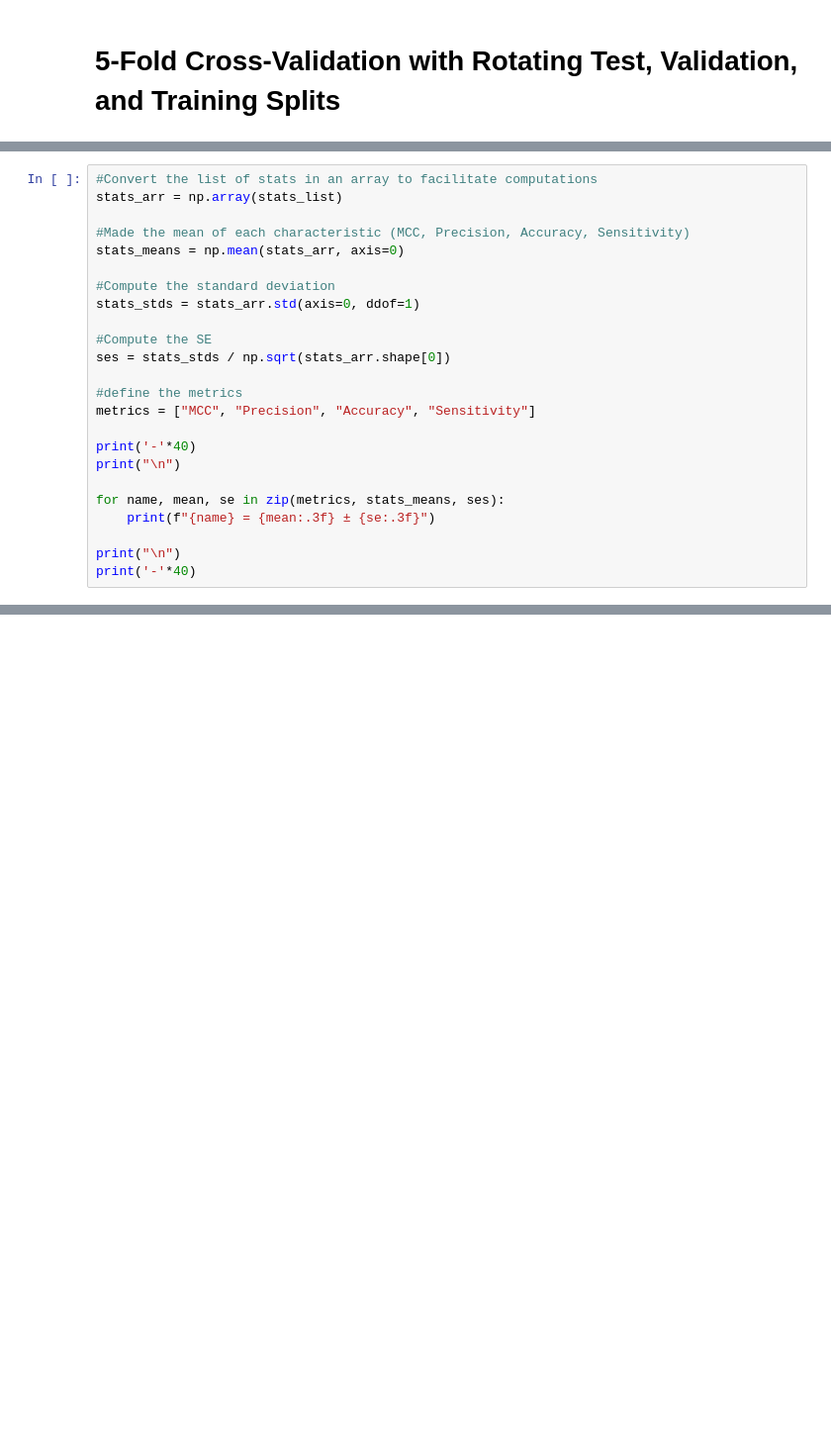
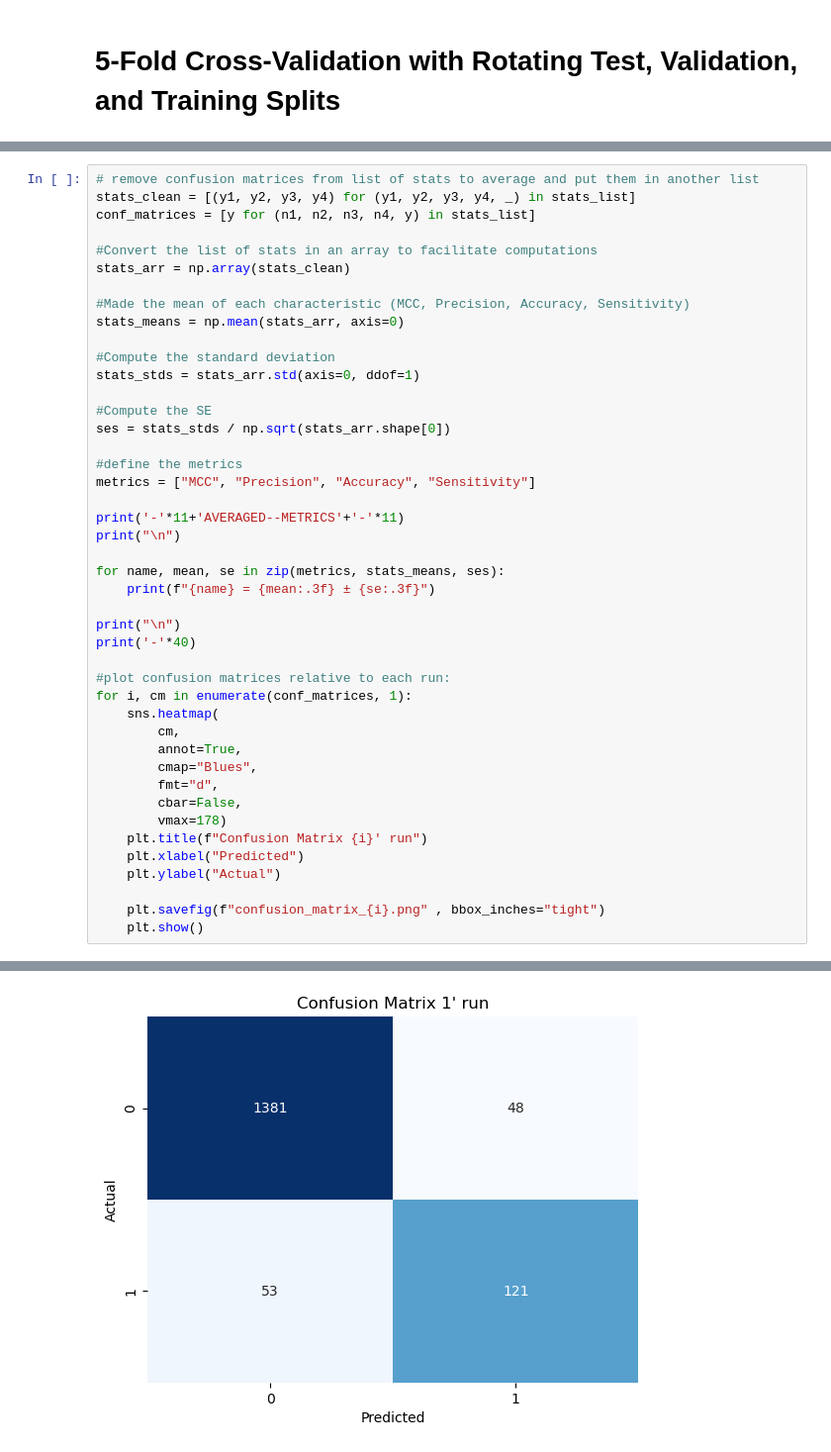
Before and after one commit to LucaCagnini/LB2_project_Group_3, a Jupyter notebook: vonHeijne/vonheijne.ipynb, the cells around one changed output, grey strips where cells are left out. Shown: that part at 99% size. Cells and saved outputs as stored; diff of their text form; blank space fills up the shorter version.

```diff
--- a/vonHeijne/vonheijne.ipynb
+++ b/vonHeijne/vonheijne.ipynb
@@ -129,6 +156,10 @@ Sensitivity = 0.6123595505617978
 # %%
+# remove confusion matrices from list of stats to average and put them in another list
+stats_clean = [(y1, y2, y3, y4) for (y1, y2, y3, y4, _) in stats_list]
+conf_matrices = [y for (n1, n2, n3, n4, y) in stats_list]
+
 #Convert the list of stats in an array to facilitate computations
-stats_arr = np.array(stats_list)
+stats_arr = np.array(stats_clean)
 
 #Made the mean of each characteristic (MCC, Precision, Accuracy, Sensitivity)
 stats_means = np.mean(stats_arr, axis=0)
@@ -142,7 +173,7 @@ ses = stats_stds / np.sqrt(stats_arr.shape[0])
 #define the metrics
 metrics = ["MCC", "Precision", "Accuracy", "Sensitivity"]
 
-print('-'*40)
+print('-'*11+'AVERAGED--METRICS'+'-'*11)
 print("\n")
 
 for name, mean, se in zip(metrics, stats_means, ses):
@@ -150,4 +181,20 @@ for name, mean, se in zip(metrics, stats_means, ses):
 
 print("\n")
 print('-'*40)
+
+#plot confusion matrices relative to each run:
+for i, cm in enumerate(conf_matrices, 1):
+    sns.heatmap(
+        cm,
+        annot=True,
+        cmap="Blues",
+        fmt="d",
+        cbar=False,
+        vmax=178)
+    plt.title(f"Confusion Matrix {i}' run")
+    plt.xlabel("Predicted")
+    plt.ylabel("Actual")
+
+    plt.savefig(f"confusion_matrix_{i}.png" , bbox_inches="tight")
+    plt.show()
 # %% [output]
@@ -161,3 +208,4 @@ Sensitivity = 0.711 ± 0.019
 
 
 ----------------------------------------
+[figure, added]
```
Also changed, not shown: parts of 3 cells of this notebook.
